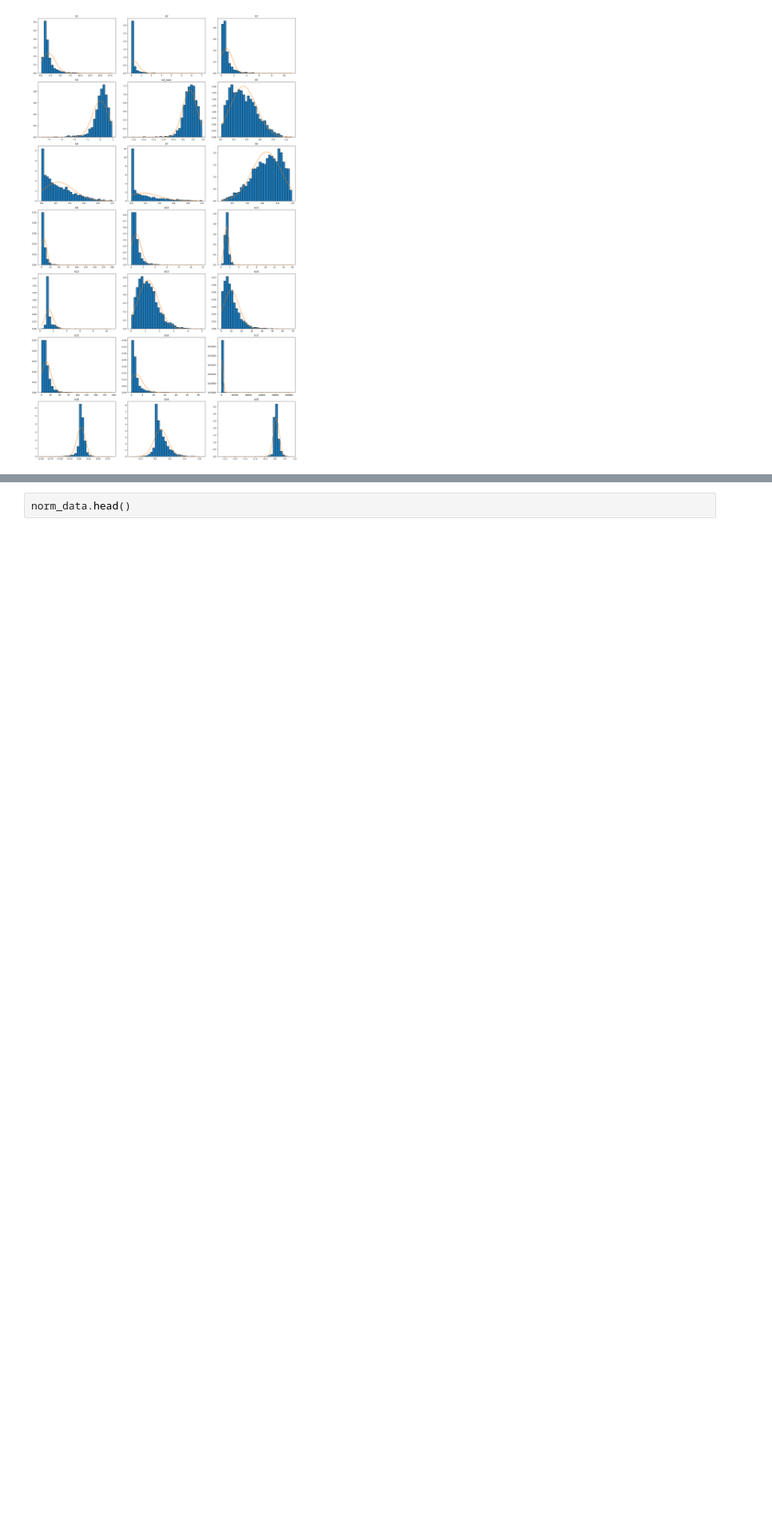
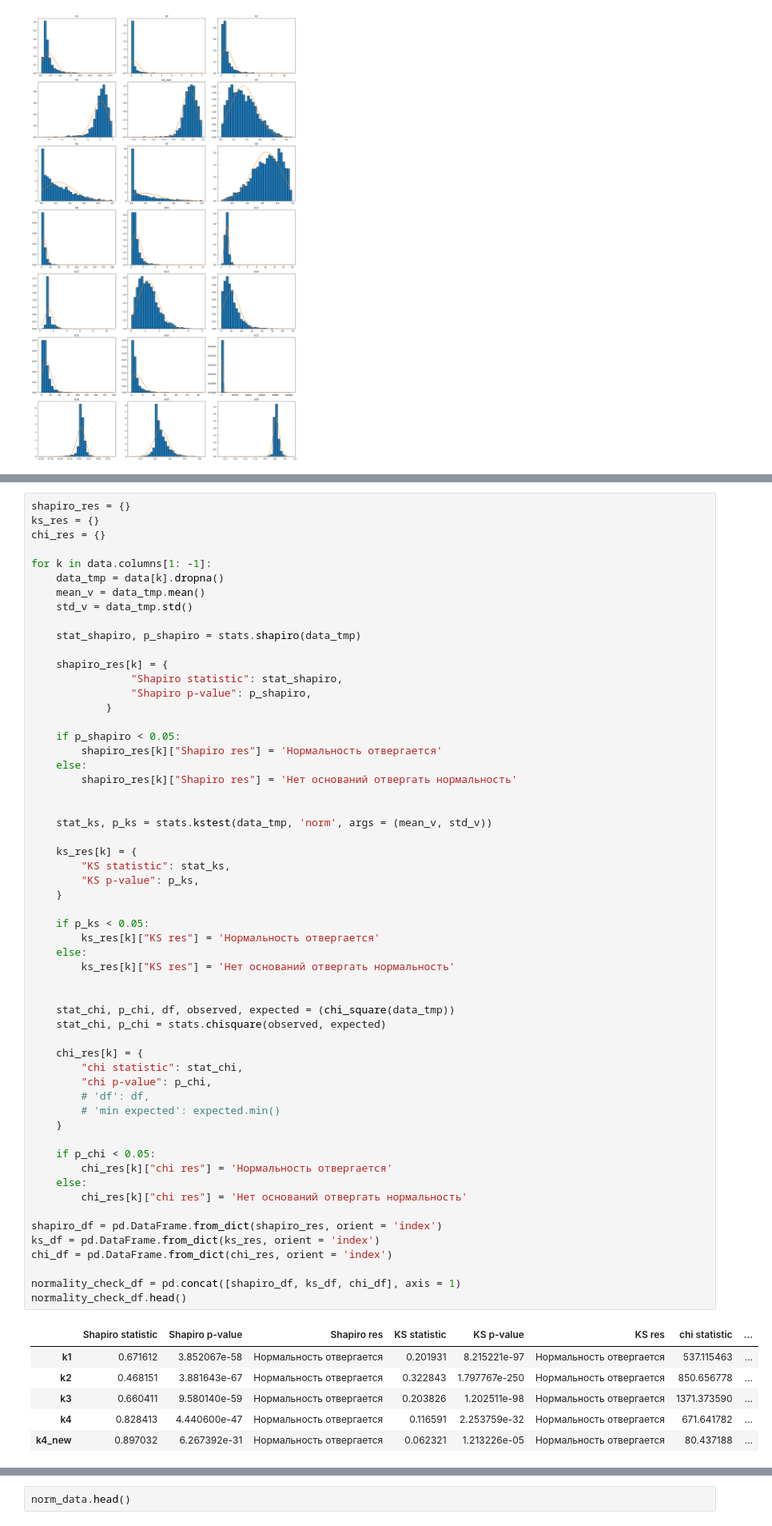
Before and after one commit to aquapuziq/BSU_DA-DS_labs, a Jupyter notebook: preliminary_stat_and_corr_analysis/prestat_and_corr.ipynb, the cells around one changed output, grey strips where cells are left out. Shown at 80% size. Cells and saved outputs as stored; diff of their text form; blank space fills up the shorter version.

Commit message:
normality checks

```diff
--- a/preliminary_stat_and_corr_analysis/prestat_and_corr.ipynb
+++ b/preliminary_stat_and_corr_analysis/prestat_and_corr.ipynb
@@ -76,3 +115,67 @@ plt.show()
+# %%
+shapiro_res = {}
+ks_res = {}
+chi_res = {}
+
+for k in data.columns[1: -1]:
+    data_tmp = data[k].dropna()
+    mean_v = data_tmp.mean()
+    std_v = data_tmp.std()
+
+    stat_shapiro, p_shapiro = stats.shapiro(data_tmp)
+
+    shapiro_res[k] = {
+                "Shapiro statistic": stat_shapiro,
+                "Shapiro p-value": p_shapiro,
+            }
+
+    if p_shapiro < 0.05:
+        shapiro_res[k]["Shapiro res"] = 'Нормальность отвергается'
+    else:
+        shapiro_res[k]["Shapiro res"] = 'Нет оснований отвергать нормальность'
+
+
+    stat_ks, p_ks = stats.kstest(data_tmp, 'norm', args = (mean_v, std_v))
+
+    ks_res[k] = {
+        "KS statistic": stat_ks,
+        "KS p-value": p_ks,
+    }
+
+    if p_ks < 0.05:
+        ks_res[k]["KS res"] = 'Нормальность отвергается'
+    else:
+        ks_res[k]["KS res"] = 'Нет оснований отвергать нормальность'
+
+
+    stat_chi, p_chi, df, observed, expected = (chi_square(data_tmp))
+    stat_chi, p_chi = stats.chisquare(observed, expected)
+
+    chi_res[k] = {
+        "chi statistic": stat_chi,
+        "chi p-value": p_chi,
+        # 'df': df,
+        # 'min expected': expected.min()
+    }
+
+    if p_chi < 0.05:
+        chi_res[k]["chi res"] = 'Нормальность отвергается'
+    else:
+        chi_res[k]["chi res"] = 'Нет оснований отвергать нормальность'
+
+shapiro_df = pd.DataFrame.from_dict(shapiro_res, orient = 'index')
+ks_df = pd.DataFrame.from_dict(ks_res, orient = 'index')
+chi_df = pd.DataFrame.from_dict(chi_res, orient = 'index')
+
+normality_check_df = pd.concat([shapiro_df, ks_df, chi_df], axis = 1)
+normality_check_df.head()
+# %% [output]
+|  | Shapiro statistic | Shapiro p-value | Shapiro res | KS statistic | KS p-value | KS res | chi statistic | ... |
+| k1 | 0.671612 | 3.852067e-58 | Нормальность отвергается | 0.201931 | 8.215221e-97 | Нормальность отвергается | 537.115463 | ... |
+| k2 | 0.468151 | 3.881643e-67 | Нормальность отвергается | 0.322843 | 1.797767e-250 | Нормальность отвергается | 850.656778 | ... |
+| k3 | 0.660411 | 9.580140e-59 | Нормальность отвергается | 0.203826 | 1.202511e-98 | Нормальность отвергается | 1371.373590 | ... |
+| k4 | 0.828413 | 4.440600e-47 | Нормальность отвергается | 0.116591 | 2.253759e-32 | Нормальность отвергается | 671.641782 | ... |
+| k4_new | 0.897032 | 6.267392e-31 | Нормальность отвергается | 0.062321 | 1.213226e-05 | Нормальность отвергается | 80.437188 | ... |
 # %%
 fig, axes = plt.subplots(7, 3, figsize = (18, 30))
 axes = axes.flatten()
```
Also changed, not shown: parts of 2 cells of this notebook.
